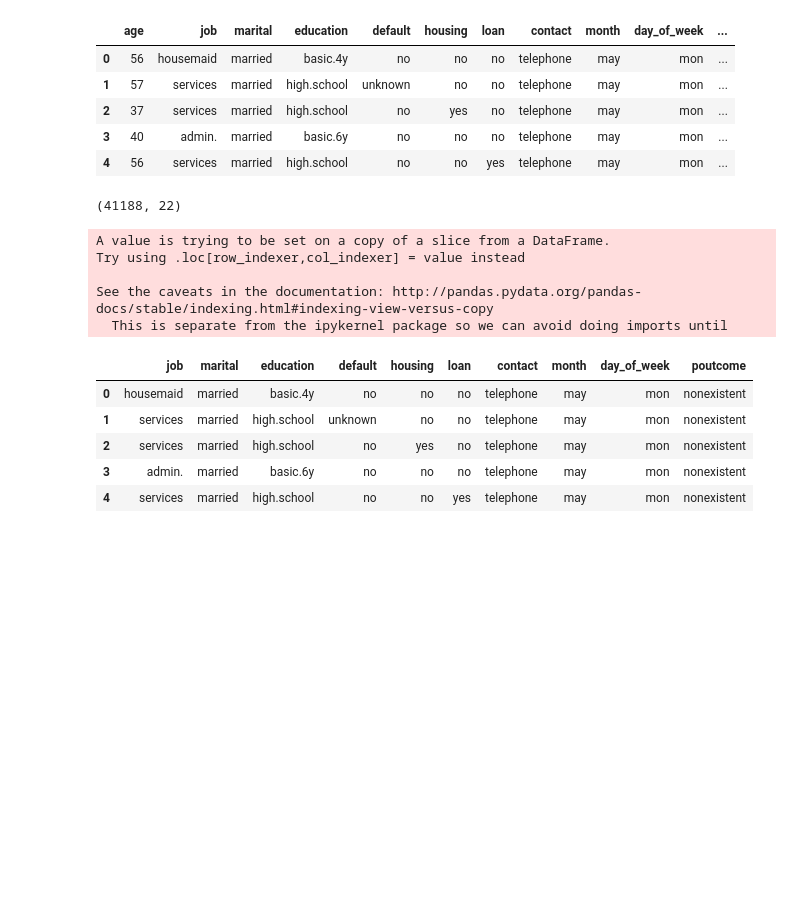
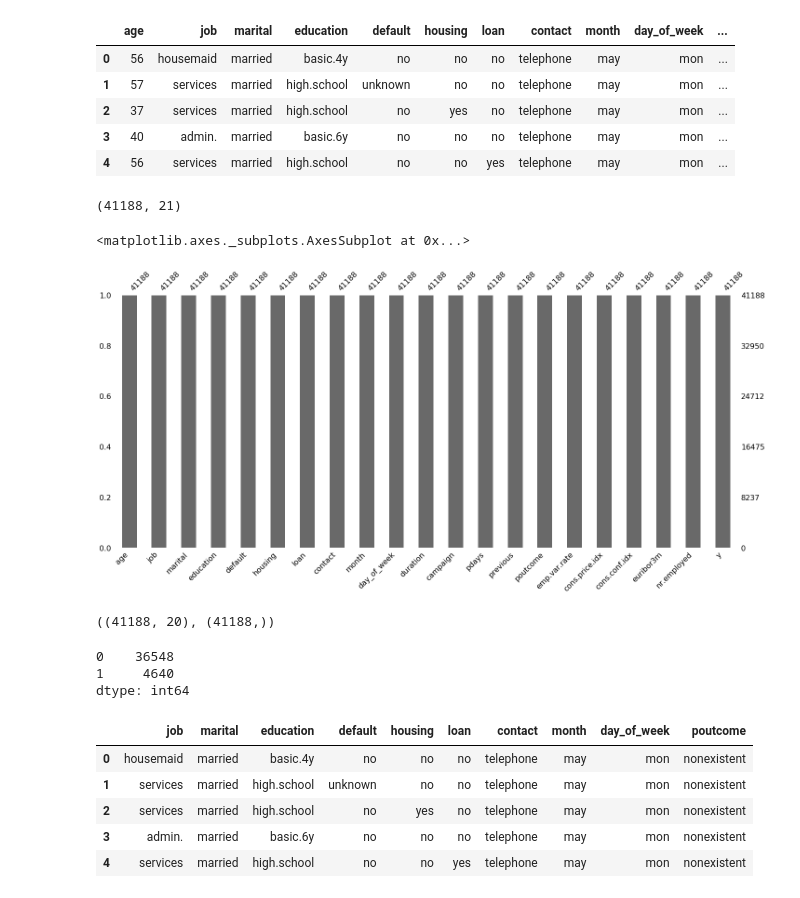
Before and after one commit to finnqiao/bank-logistic, a Jupyter notebook: bank-logistic-v1.ipynb, the cells around one changed output. Cells and saved outputs as stored; diff of their text form; code cells hidden in the pictures; blank space fills up the shorter version.

```diff
--- a/bank-logistic-v1.ipynb
+++ b/bank-logistic-v1.ipynb
@@ -16,6 +18,6 @@ from sklearn import metrics
 # %%
 df = pd.read_csv('bank-marketing/bank-additional-full.csv', sep=';')
-df['id'] = df.index + 1
+# df['id'] = df.index + 1
 # %%
 df.head()
 # %% [output]
@@ -28,22 +30,31 @@ df.head()
 # %%
 df.shape
 # %% [output]
-(41188, 22)
+(41188, 21)
+# %%
+msno.bar(df)
+# %% [output]
+<matplotlib.axes._subplots.AxesSubplot at 0x...>
+[figure, added]
 # %%
 # Split into predictor and response dataframes.
 
 X_df = df.drop('y', axis=1)
-y_df = df[['id','y']]
+y = df['y']
+
+X_df.shape,y.shape
+# %% [output]
+((41188, 20), (41188,))
 # %%
 # Map response variable to integers 0,1.
 
-y_df['y'] = pd.Series(np.where(y_df['y'].values == 'yes',1,0), y_df.index)
+y = pd.Series(np.where(y.values == 'yes',1,0), y.index)
-# %% [output]
-A value is trying to be set on a copy of a slice from a DataFrame.
-Try using .loc[row_indexer,col_indexer] = value instead
-
-See the caveats in the documentation: http://pandas.pydata.org/pandas-docs/stable/indexing.html#indexing-view-versus-copy
-  This is separate from the ipykernel package so we can avoid doing imports until
+# %%
+y.value_counts()
+# %% [output]
+0    36548
+1     4640
+dtype: int64
 # %%
 # Separating with continuous and categorical variables.
 
```
Also changed, not shown: parts of 12 cells of this notebook, 1 other file.
